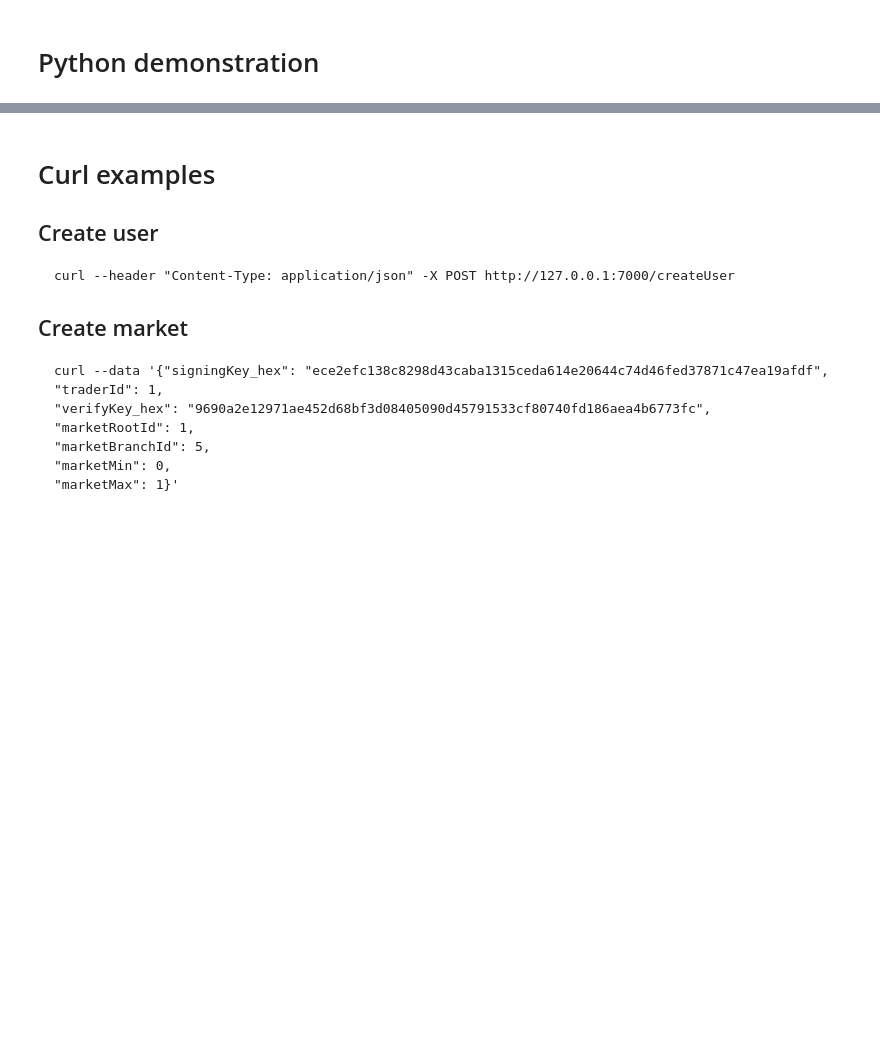
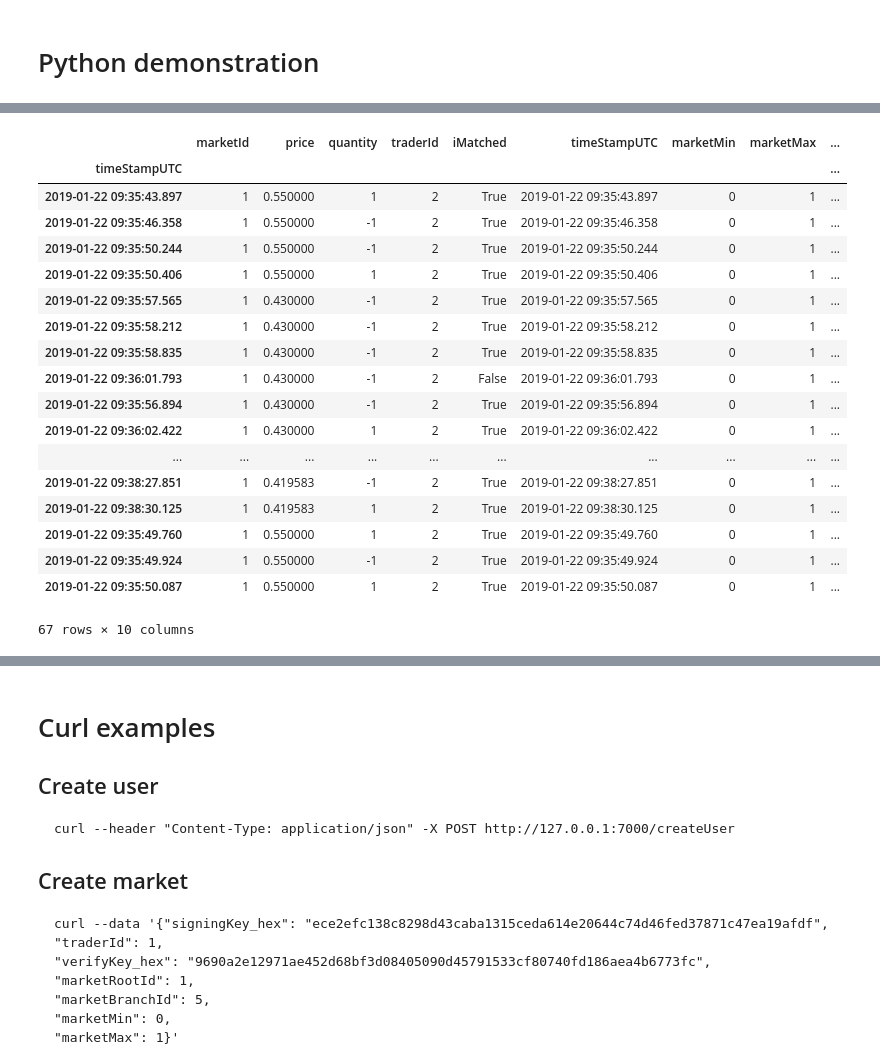
Before and after one commit to alpinechicken/blocmarket, a Jupyter notebook: doc/BlocAPI.ipynb, the cells around one changed output, grey strips where cells are left out. Drawn from its saved outputs; the diff is of its cells as text; code cells hidden in the pictures; blank space fills up the shorter version.

```diff
--- a/doc/BlocAPI.ipynb
+++ b/doc/BlocAPI.ipynb
@@ -488,0 +570,23 @@ tId
+# %%
+a = a.set_index(a['timeStampUTC'])
+a
+# %% [output]
+|  | marketId | price | quantity | traderId | iMatched | timeStampUTC | marketMin | marketMax | ... |
+| timeStampUTC |  |  |  |  |  |  |  |  | ... |
+| 2019-01-22 09:35:43.897 | 1 | 0.550000 | 1 | 2 | True | 2019-01-22 09:35:43.897 | 0 | 1 | ... |
+| 2019-01-22 09:35:46.358 | 1 | 0.550000 | -1 | 2 | True | 2019-01-22 09:35:46.358 | 0 | 1 | ... |
+| 2019-01-22 09:35:50.244 | 1 | 0.550000 | -1 | 2 | True | 2019-01-22 09:35:50.244 | 0 | 1 | ... |
+| 2019-01-22 09:35:50.406 | 1 | 0.550000 | 1 | 2 | True | 2019-01-22 09:35:50.406 | 0 | 1 | ... |
+| 2019-01-22 09:35:57.565 | 1 | 0.430000 | -1 | 2 | True | 2019-01-22 09:35:57.565 | 0 | 1 | ... |
+| 2019-01-22 09:35:58.212 | 1 | 0.430000 | -1 | 2 | True | 2019-01-22 09:35:58.212 | 0 | 1 | ... |
+| 2019-01-22 09:35:58.835 | 1 | 0.430000 | -1 | 2 | True | 2019-01-22 09:35:58.835 | 0 | 1 | ... |
+| 2019-01-22 09:36:01.793 | 1 | 0.430000 | -1 | 2 | False | 2019-01-22 09:36:01.793 | 0 | 1 | ... |
+| 2019-01-22 09:35:56.894 | 1 | 0.430000 | -1 | 2 | True | 2019-01-22 09:35:56.894 | 0 | 1 | ... |
+| 2019-01-22 09:36:02.422 | 1 | 0.430000 | 1 | 2 | True | 2019-01-22 09:36:02.422 | 0 | 1 | ... |
+| ... | ... | ... | ... | ... | ... | ... | ... | ... | ... |
+| 2019-01-22 09:38:27.851 | 1 | 0.419583 | -1 | 2 | True | 2019-01-22 09:38:27.851 | 0 | 1 | ... |
+| 2019-01-22 09:38:30.125 | 1 | 0.419583 | 1 | 2 | True | 2019-01-22 09:38:30.125 | 0 | 1 | ... |
+| 2019-01-22 09:35:49.760 | 1 | 0.550000 | 1 | 2 | True | 2019-01-22 09:35:49.760 | 0 | 1 | ... |
+| 2019-01-22 09:35:49.924 | 1 | 0.550000 | -1 | 2 | True | 2019-01-22 09:35:49.924 | 0 | 1 | ... |
+| 2019-01-22 09:35:50.087 | 1 | 0.550000 | 1 | 2 | True | 2019-01-22 09:35:50.087 | 0 | 1 | ... |
+67 rows × 10 columns
```
Also changed, not shown: parts of 26 cells of this notebook, 2 other files.
